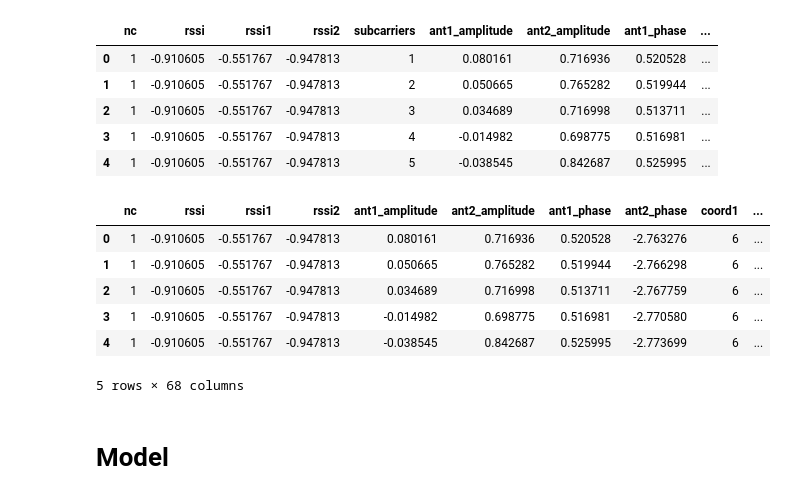
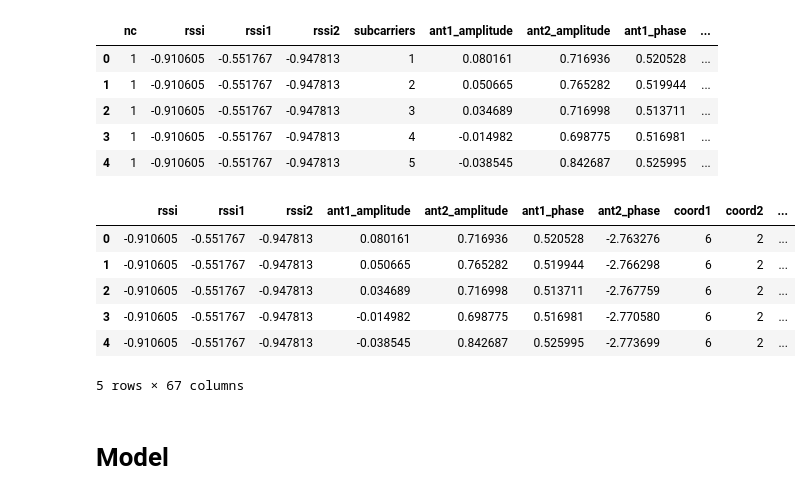
Before and after one commit to AX-0/wifi_localization, a Jupyter notebook: model_dnn.ipynb, the cells around one changed output. Saved outputs shown, nothing was run; the diff lists cells and outputs as text; code cells hidden in the pictures.

```diff
--- a/model_dnn.ipynb
+++ b/model_dnn.ipynb
@@ -78,18 +65,19 @@ data.head()
 | 4 | 1 | -0.910605 | -0.551767 | -0.947813 | 5 | -0.038545 | 0.842687 | 0.525995 | ... |
 # %%
 data.drop('with_receiver', axis=1, inplace=True)
+data.drop('nc', axis=1, inplace=True)
 # %%
-data = pd.concat([data, pd.get_dummies(data['subcarriers'], prefix='subcarrier')], axis=1)
-data.drop('subcarriers', axis=1, inplace=True)
+# data = pd.concat([data, pd.get_dummies(data['subcarriers'], prefix='subcarrier')], axis=1)
+# data.drop('subcarriers', axis=1, inplace=True)
 data.head()
 # %% [output]
-|  | nc | rssi | rssi1 | rssi2 | ant1_amplitude | ant2_amplitude | ant1_phase | ant2_phase | coord1 | ... |
-| 0 | 1 | -0.910605 | -0.551767 | -0.947813 | 0.080161 | 0.716936 | 0.520528 | -2.763276 | 6 | ... |
-| 1 | 1 | -0.910605 | -0.551767 | -0.947813 | 0.050665 | 0.765282 | 0.519944 | -2.766298 | 6 | ... |
-| 2 | 1 | -0.910605 | -0.551767 | -0.947813 | 0.034689 | 0.716998 | 0.513711 | -2.767759 | 6 | ... |
-| 3 | 1 | -0.910605 | -0.551767 | -0.947813 | -0.014982 | 0.698775 | 0.516981 | -2.770580 | 6 | ... |
-| 4 | 1 | -0.910605 | -0.551767 | -0.947813 | -0.038545 | 0.842687 | 0.525995 | -2.773699 | 6 | ... |
+|  | rssi | rssi1 | rssi2 | ant1_amplitude | ant2_amplitude | ant1_phase | ant2_phase | coord1 | coord2 | ... |
+| 0 | -0.910605 | -0.551767 | -0.947813 | 0.080161 | 0.716936 | 0.520528 | -2.763276 | 6 | 2 | ... |
+| 1 | -0.910605 | -0.551767 | -0.947813 | 0.050665 | 0.765282 | 0.519944 | -2.766298 | 6 | 2 | ... |
+| 2 | -0.910605 | -0.551767 | -0.947813 | 0.034689 | 0.716998 | 0.513711 | -2.767759 | 6 | 2 | ... |
+| 3 | -0.910605 | -0.551767 | -0.947813 | -0.014982 | 0.698775 | 0.516981 | -2.770580 | 6 | 2 | ... |
+| 4 | -0.910605 | -0.551767 | -0.947813 | -0.038545 | 0.842687 | 0.525995 | -2.773699 | 6 | 2 | ... |
-5 rows × 68 columns
+5 rows × 67 columns
 # %% [markdown]
 # Model
 # %%
```
Also changed, not shown: parts of 17 cells of this notebook, 5 other files.
